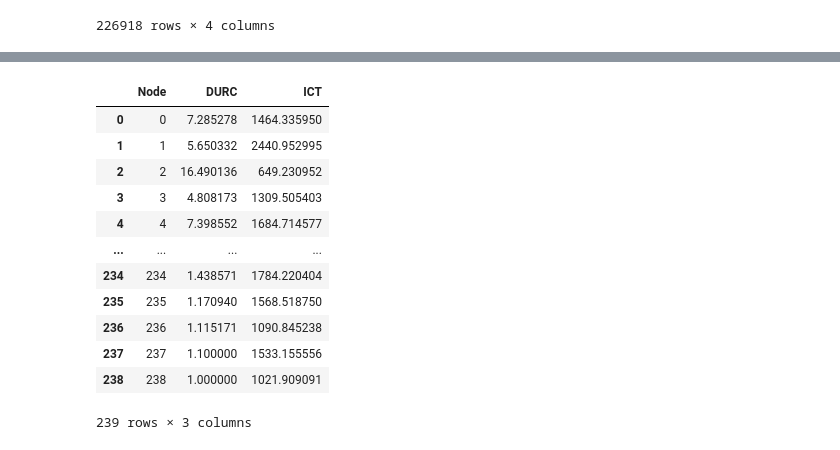
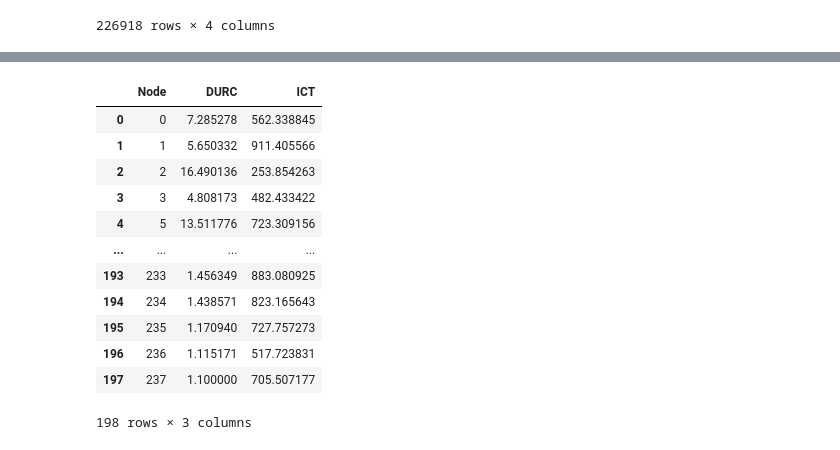
Before and after one commit to mireia-fdezfdez/tfg, a Jupyter notebook: notebooks/preprocessament.ipynb, the cells around one changed output, grey strips where cells are left out. Cells and saved outputs as stored; diff of their text form; code cells hidden in the pictures.

```diff
--- a/notebooks/preprocessament.ipynb
+++ b/notebooks/preprocessament.ipynb
@@ -72,3 +72,14 @@ modificat
 | 226916 | 14400.0 | 26 | up | 232 |
 | 226917 | 14400.0 | 83 | down | 222 |
 226918 rows × 4 columns
+# %%
+test_ratio = 0.2
+nodes_scenario = modificat.Node.unique()
+
+test_nodes = []
+for _ in range(int(max(nodes_scenario)*test_ratio)):
+    test_nodes.append(random.choice(nodes_scenario))
+# %%
+# Datasets for training and testing
+training = modificat[~modificat.Node.isin(test_nodes)]
+testing = modificat[modificat.Node.isin(test_nodes)]
@@ -188,7 +206,7 @@ def mean_conn_duration(temps):
     return find_mean(temps)
 # %%
 # calcul per parelles, encara s'ha de calcular les mitjanes totals
-dtemps = dataset.groupby(['Node', 'Node2']).agg(pair_DURC = ("Time", mean_conn_duration), pair_ICT = ("Time", mean_btw_conns)).reset_index()
-dtemps
+dtemps_training = training.groupby(['Node', 'Node2']).agg(pair_DURC = ("Time", mean_conn_duration), pair_ICT = ("Time", mean_btw_conns)).reset_index()
+dtemps_training.head()
 # %% [output]
 |  | Node | Node2 | pair_DURC | pair_ICT |
@@ -207,19 +229,19 @@ dtemps
 # %%
-final_attrs = dtemps.groupby(['Node']).agg(DURC = ("pair_DURC", np.mean), ICT = ("pair_ICT", np.mean)).reset_index()
+final_attrs_train = dtemps_training.groupby(['Node']).agg(DURC = ("pair_DURC", np.mean), ICT = ("pair_ICT", np.mean)).reset_index()
 
 # visualització final dels atributs calculats
-final_attrs
+final_attrs_train
 # %% [output]
 |  | Node | DURC | ICT |
-| 0 | 0 | 7.285278 | 1464.335950 |
-| 1 | 1 | 5.650332 | 2440.952995 |
-| 2 | 2 | 16.490136 | 649.230952 |
-| 3 | 3 | 4.808173 | 1309.505403 |
-| 4 | 4 | 7.398552 | 1684.714577 |
+| 0 | 0 | 7.285278 | 562.338845 |
+| 1 | 1 | 5.650332 | 911.405566 |
+| 2 | 2 | 16.490136 | 253.854263 |
+| 3 | 3 | 4.808173 | 482.433422 |
+| 4 | 5 | 13.511776 | 723.309156 |
 | ... | ... | ... | ... |
-| 234 | 234 | 1.438571 | 1784.220404 |
-| 235 | 235 | 1.170940 | 1568.518750 |
-| 236 | 236 | 1.115171 | 1090.845238 |
-| 237 | 237 | 1.100000 | 1533.155556 |
-| 238 | 238 | 1.000000 | 1021.909091 |
+| 193 | 233 | 1.456349 | 883.080925 |
+| 194 | 234 | 1.438571 | 823.165643 |
+| 195 | 235 | 1.170940 | 727.757273 |
+| 196 | 236 | 1.115171 | 517.723831 |
+| 197 | 237 | 1.100000 | 705.507177 |
-239 rows × 3 columns
+198 rows × 3 columns
```
Also changed, not shown: parts of 11 cells of this notebook.
